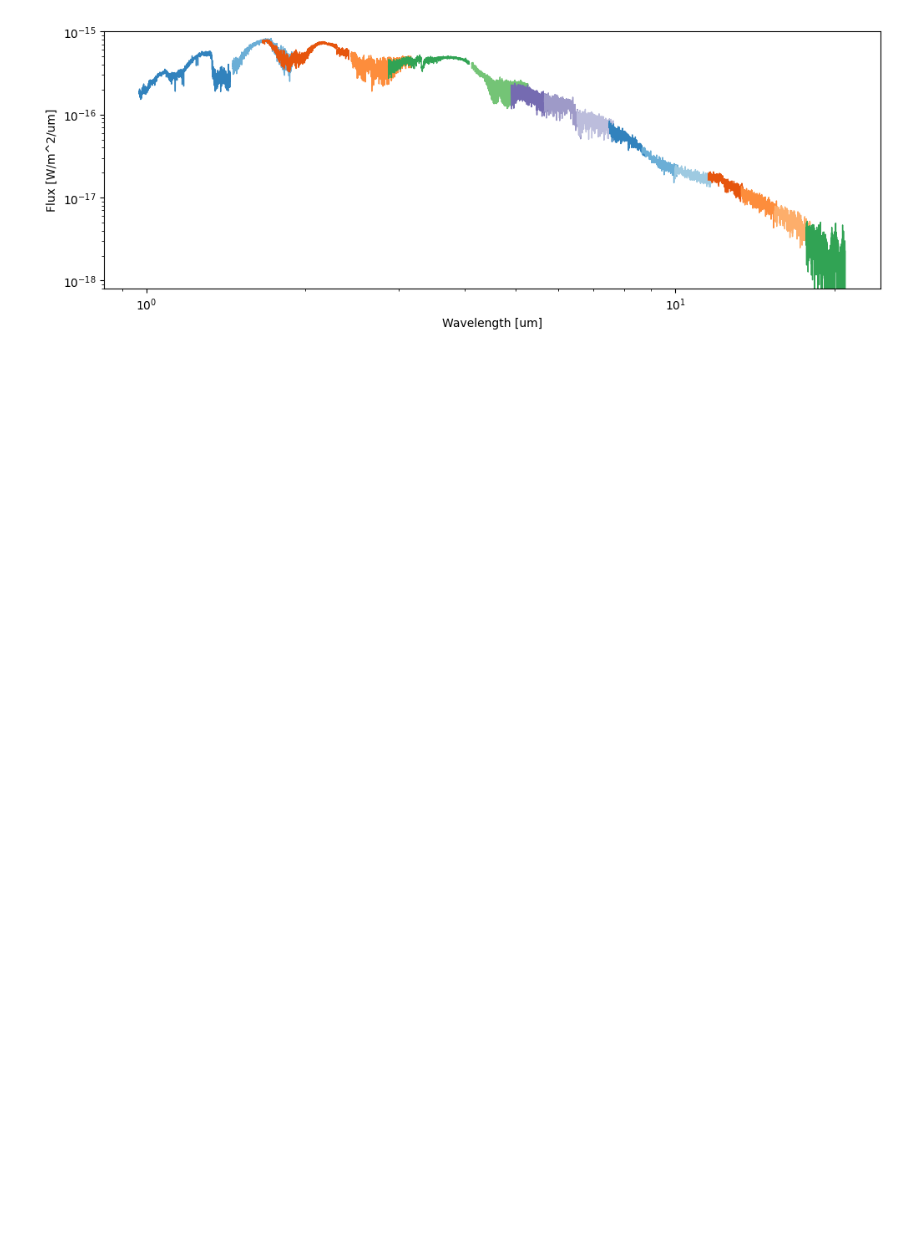
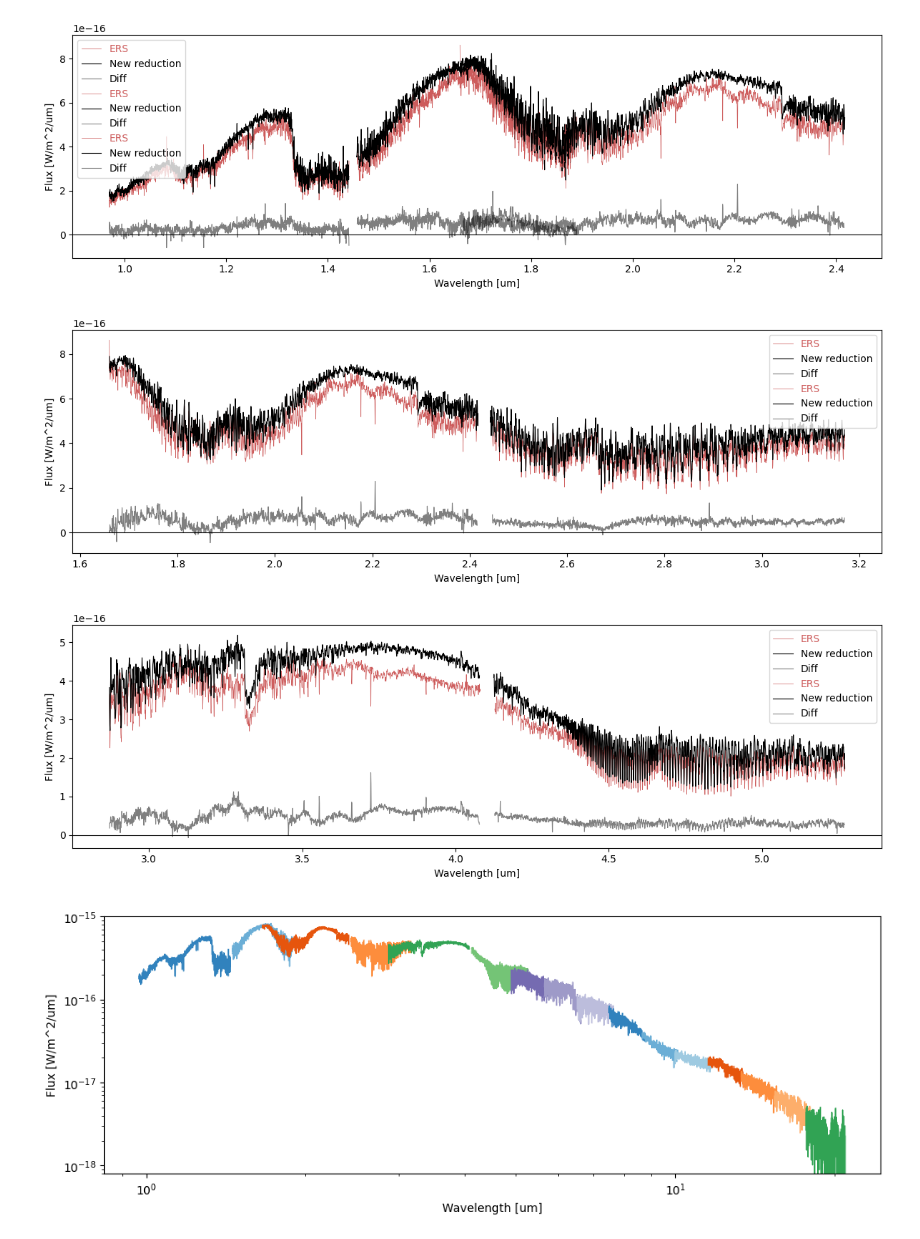
Before and after one commit to samderegt/retrieval_base, a Jupyter notebook: JWST_VHS_1256B/compare_reductions.ipynb, the cells around one changed output. Saved outputs shown, nothing was run; the diff lists cells and outputs as text; code cells hidden in the pictures; blank space fills up the shorter version.

```diff
--- a/JWST_VHS_1256B/compare_reductions.ipynb
+++ b/JWST_VHS_1256B/compare_reductions.ipynb
@@ -3,6 +3,67 @@ import numpy as np
 import matplotlib.pyplot as plt
 
 from astropy.io import fits
+# %%
+fig, ax = plt.subplots(figsize=(12,4))
+for filename in ['nirspec_140h_1.dat', 'nirspec_140h_2.dat', 'nirspec_235h_1.dat']:
+
+    wave, flux, err = np.loadtxt(f'/net/schenk/data2/regt/JWST_reductions/Miles_ea_2023/reduction_31_07_2025/{filename}', delimiter=',').T
+    wave_M, flux_M, err_M = np.loadtxt(f'/net/schenk/data2/regt/JWST_reductions/Miles_ea_2023/ERS_reduction/{filename}', delimiter=',').T
+    # wave_M, flux_M, err_M = np.loadtxt(f'/net/schenk/data2/regt/JWST_reductions/Miles_ea_2023/reduction_05_03_2025/{filename}', delimiter=',').T
+
+    ax.plot(wave_M, flux_M, c='indianred', lw=0.5, label='ERS')
+    ax.plot(wave, flux, c='k', lw=0.8, label='New reduction')
+
+    ax.plot(wave, flux-np.interp(wave, wave_M, flux_M), c='k', lw=0.8, alpha=0.5, label='Diff')
+
+ax.legend(labelcolor='linecolor')
+ax.set(xlabel='Wavelength [um]', ylabel='Flux [W/m^2/um]')#, xlim=(1.7,1.8))
+ax.axhline(0, c='k', lw=0.8)
+plt.tight_layout()
+plt.savefig('./g140h.pdf', dpi=300)
+plt.show()
+
+fig, ax = plt.subplots(figsize=(12,4))
+for filename in ['nirspec_235h_1.dat', 'nirspec_235h_2.dat']:
+
+    wave, flux, err = np.loadtxt(f'/net/schenk/data2/regt/JWST_reductions/Miles_ea_2023/reduction_31_07_2025/{filename}', delimiter=',').T
+    wave_M, flux_M, err_M = np.loadtxt(f'/net/schenk/data2/regt/JWST_reductions/Miles_ea_2023/ERS_reduction/{filename}', delimiter=',').T
+    # wave_M, flux_M, err_M = np.loadtxt(f'/net/schenk/data2/regt/JWST_reductions/Miles_ea_2023/reduction_05_03_2025/{filename}', delimiter=',').T
+
+    ax.plot(wave_M, flux_M, c='indianred', lw=0.5, label='ERS')
+    ax.plot(wave, flux, c='k', lw=0.8, label='New reduction')
+
+    ax.plot(wave, flux-np.interp(wave, wave_M, flux_M), c='k', lw=0.8, alpha=0.5, label='Diff')
+
+ax.legend(labelcolor='linecolor')
+ax.set(xlabel='Wavelength [um]', ylabel='Flux [W/m^2/um]')
+ax.axhline(0, c='k', lw=0.8)
+plt.tight_layout()
+plt.savefig('./g235h.pdf', dpi=300)
+plt.show()
+
+fig, ax = plt.subplots(figsize=(12,4))
+for filename in ['nirspec_395h_1.dat', 'nirspec_395h_2.dat']:
+
+    wave, flux, err = np.loadtxt(f'/net/schenk/data2/regt/JWST_reductions/Miles_ea_2023/reduction_31_07_2025/{filename}', delimiter=',').T
+    wave_M, flux_M, err_M = np.loadtxt(f'/net/schenk/data2/regt/JWST_reductions/Miles_ea_2023/ERS_reduction/{filename}', delimiter=',').T
+    # wave_M, flux_M, err_M = np.loadtxt(f'/net/schenk/data2/regt/JWST_reductions/Miles_ea_2023/reduction_05_03_2025/{filename}', delimiter=',').T
+
+    ax.plot(wave_M, flux_M, c='indianred', lw=0.5, label='ERS')
+    ax.plot(wave, flux, c='k', lw=0.8, label='New reduction')
+
+    ax.plot(wave, flux-np.interp(wave, wave_M, flux_M), c='k', lw=0.8, alpha=0.5, label='Diff')
+
+ax.legend(labelcolor='linecolor')
+ax.set(xlabel='Wavelength [um]', ylabel='Flux [W/m^2/um]')
+ax.axhline(0, c='k', lw=0.8)
+plt.tight_layout()
+plt.savefig('./g395h.pdf', dpi=300)
+plt.show()
+# %% [output]
+[figure, added]
+[figure, added]
+[figure, added]
 # %%
 cmap = plt.get_cmap('tab20c')
 kwargs = dict(alpha=1, linewidth=1)
```
Also changed, not shown: parts of 1 cell of this notebook, 2 other files.
